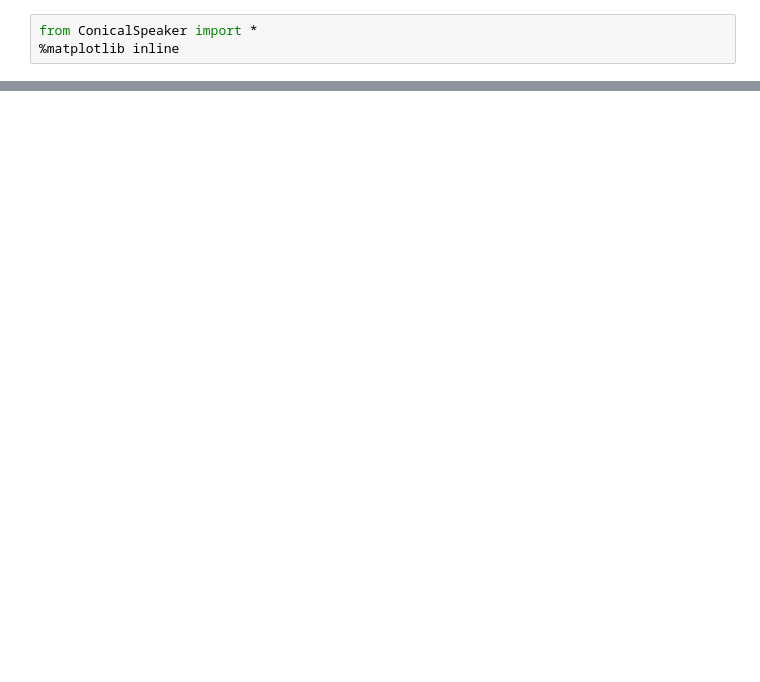
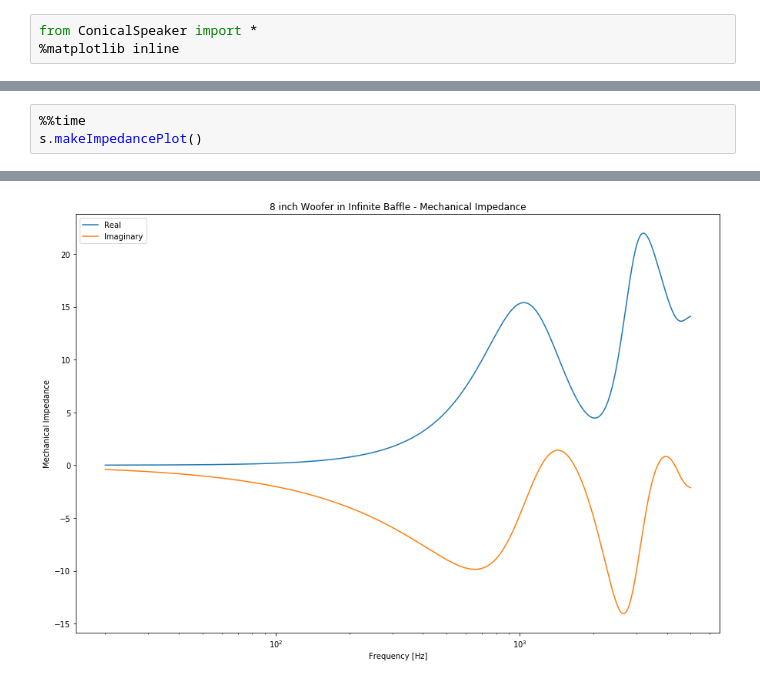
Before and after one commit to siqinniuniu/AcousticBEM, a Jupyter notebook: Jupyter/Conical Speaker.ipynb, the cells around one changed output, grey strips where cells are left out. Drawn from its saved outputs; the diff is of its cells as text; blank space fills up the shorter version.

```diff
--- a/Jupyter/Conical Speaker.ipynb
+++ b/Jupyter/Conical Speaker.ipynb
@@ -24,0 +25,4 @@ Wall time: 7min 3s
+# %%
+%%time
+s.makeImpedancePlot()
+# %% [output]
@@ -24,0 +31 @@ Wall time: 7min 3s
+[figure, added]
```
Also changed, not shown: parts of 4 cells of this notebook, 12 other files.
